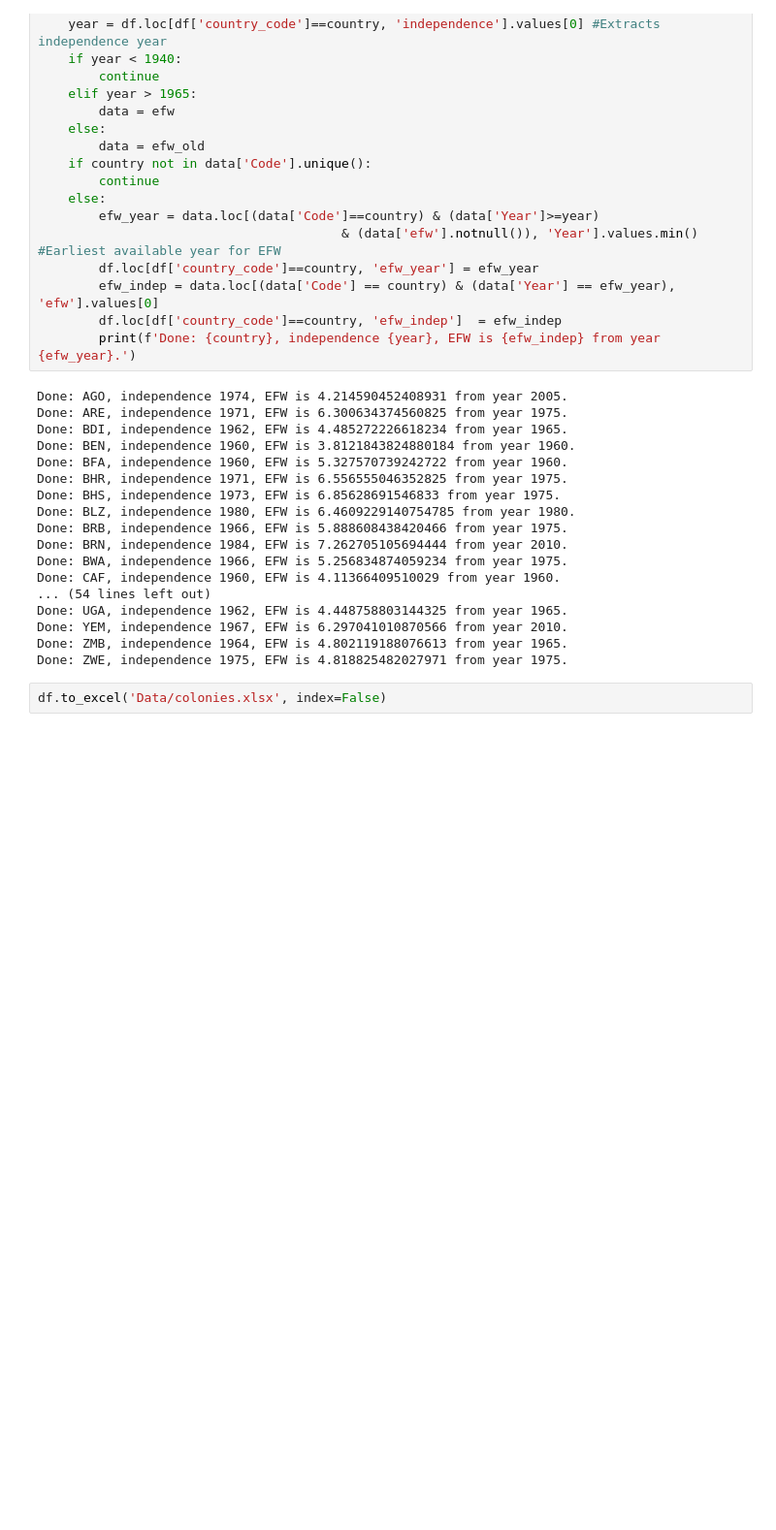
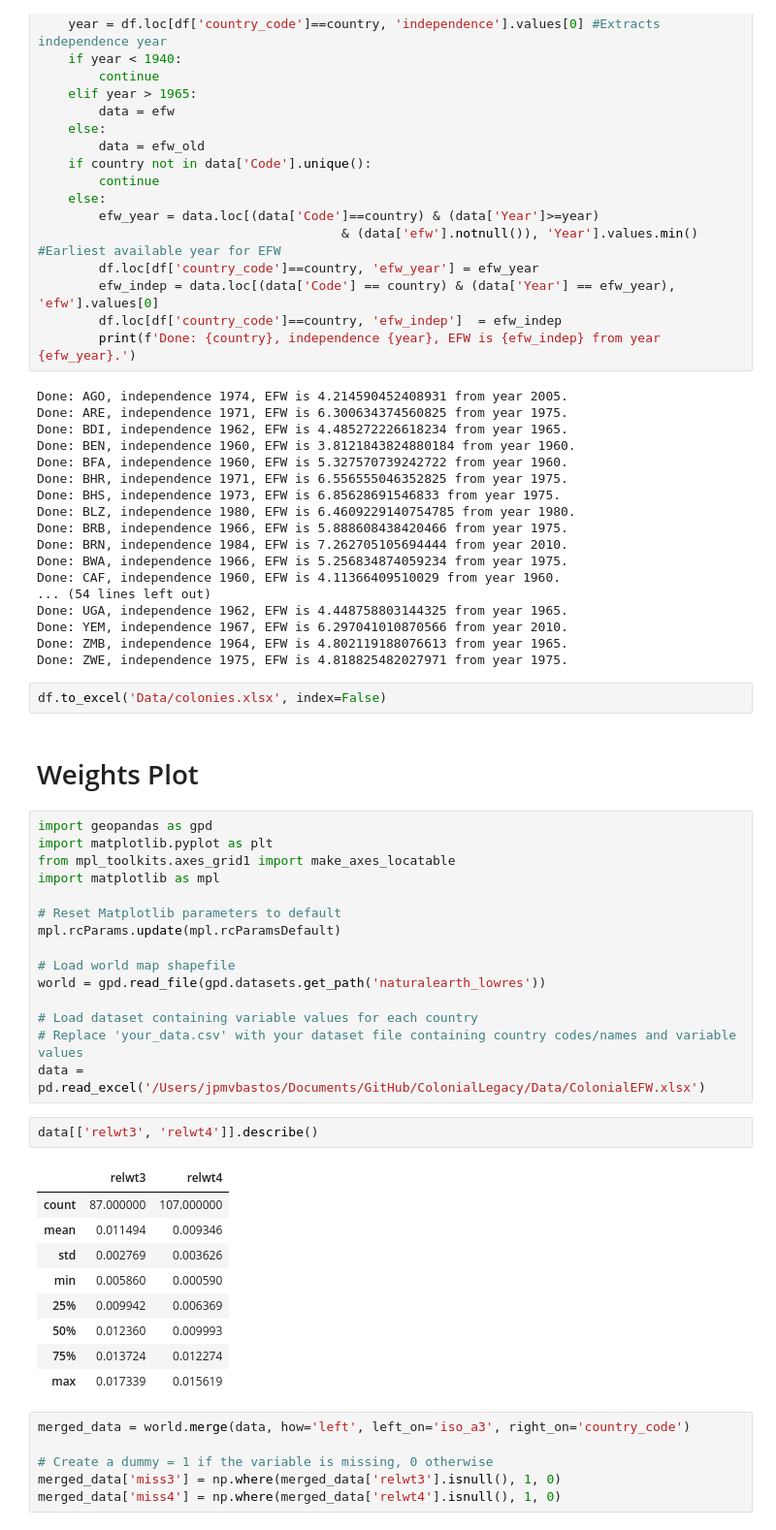
Before and after one commit to jpmvbastos/ColonialLegacy, a Jupyter notebook: Code/ColonialLegacy.ipynb, the cells around one changed output. Shown at 97% size. Saved outputs shown, nothing was run; the diff lists cells and outputs as text; blank space fills up the shorter version.

```diff
--- a/Code/ColonialLegacy.ipynb
+++ b/Code/ColonialLegacy.ipynb
@@ -124,3 +124,38 @@ Done: ZMB, independence 1964, EFW is 4.802119188076613 from year 1965.
 Done: ZWE, independence 1975, EFW is 4.818825482027971 from year 1975.
 # %%
 df.to_excel('Data/colonies.xlsx', index=False)
+# %% [markdown]
+# Weights Plot
+# %%
+import geopandas as gpd
+import matplotlib.pyplot as plt
+from mpl_toolkits.axes_grid1 import make_axes_locatable
+import matplotlib as mpl
+
+# Reset Matplotlib parameters to default
+mpl.rcParams.update(mpl.rcParamsDefault)
+
+# Load world map shapefile
+world = gpd.read_file(gpd.datasets.get_path('naturalearth_lowres'))
+
+# Load dataset containing variable values for each country
+# Replace 'your_data.csv' with your dataset file containing country codes/names and variable values
+data = pd.read_excel('/Users/jpmvbastos/Documents/GitHub/ColonialLegacy/Data/ColonialEFW.xlsx')
+# %%
+data[['relwt3', 'relwt4']].describe()
+# %% [output]
+|  | relwt3 | relwt4 |
+| count | 87.000000 | 107.000000 |
+| mean | 0.011494 | 0.009346 |
+| std | 0.002769 | 0.003626 |
+| min | 0.005860 | 0.000590 |
+| 25% | 0.009942 | 0.006369 |
+| 50% | 0.012360 | 0.009993 |
+| 75% | 0.013724 | 0.012274 |
+| max | 0.017339 | 0.015619 |
+# %%
+merged_data = world.merge(data, how='left', left_on='iso_a3', right_on='country_code')
+
+# Create a dummy = 1 if the variable is missing, 0 otherwise
+merged_data['miss3'] = np.where(merged_data['relwt3'].isnull(), 1, 0)
+merged_data['miss4'] = np.where(merged_data['relwt4'].isnull(), 1, 0)
```
Also changed, not shown: parts of 1 cell of this notebook, 1 other file.
